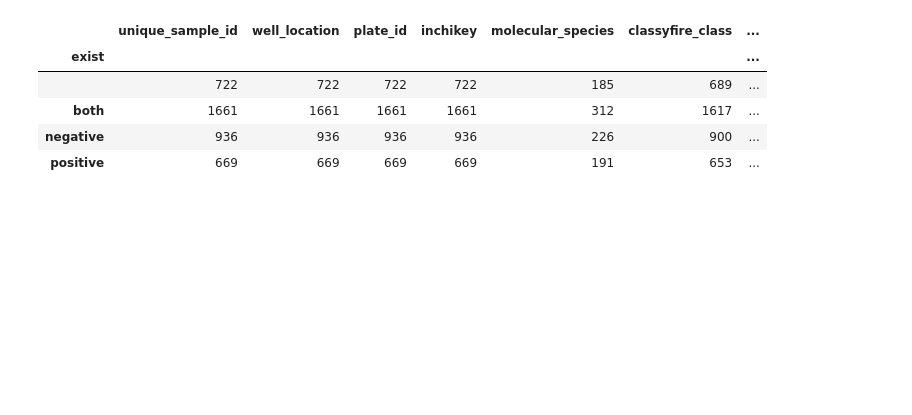
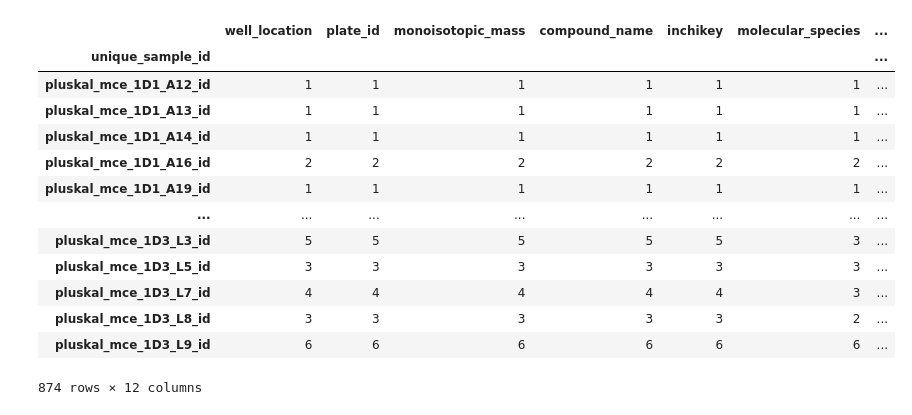
Before and after one commit to corinnabrungs/msn_tree_library, a Jupyter notebook: notebooks/comparison_positive_negative.ipynb, the cells around one changed output. Drawn from its saved outputs; the diff is of its cells as text; code cells hidden in the pictures; blank space fills up the shorter version.

Commit message:
comparing positive and negative ion mode

```diff
--- a/notebooks/comparison_positive_negative.ipynb
+++ b/notebooks/comparison_positive_negative.ipynb
@@ -35,6 +35,7 @@ def read_mgf(infile) -> pd.DataFrame:
     df["monoisotopic_mass"] = df["exactmass"]
   #
   if "usi" in df.columns:
-    df["unique_sample_id"] = ["pluskal{}_id".format(re.search(r'pluskal(.*?)_id', usi).group(1))  for usi in df["usi"]]
+    df["unique_sample_id"] = ["pluskal{}_id".format(re.search(r'pluskal(.*?)_id', usi).group(1)) for
+                              usi in df["usi"]]
   return df
 # %%
@@ -119,0 +67,9 @@ negative_df.drop_duplicates(["inchikey"])
+# %%
+## in case no classyfire results
+libdf = libdf[(libdf["monoisotopic_mass"] > 114) & (libdf["plate_id"] != "07P")].copy()
+libdf_filtered = libdf.sort_values(by="none")
+libdf_filtered = libdf_filtered[
+  ["unique_sample_id", "well_location", "plate_id", "monoisotopic_mass", "compound_name",
+   "inchikey", "molecular_species", "npclassifier_class_results", "npclassifier_superclass_results",
+   "npclassifier_pathway_results", "logp"]].drop_duplicates(
+    ["unique_sample_id", "inchikey"]).sort_index()
@@ -148,27 +130,0 @@ filtered_negative =  negative_df.drop_duplicates(["inchikey", "unique_sample_id"
-# %%
-mapper = {
-  "left_only": "positive",
-  "right_only": "negative",
-  "both": "both",
-}
-
-detect = {
-  "left_only": "missing",
-  "right_only": "error",
-  "both": "detected",
-}
-
-dfs = []
-
-for df in [filtered_positive, filtered_negative]:
-  df = df[["inchikey", "unique_sample_id"]].drop_duplicates(["unique_sample_id", "inchikey"]).set_index(
-      ["unique_sample_id", "inchikey"])
-  dfs.append(df)
-
-outer = pd.merge(dfs[0], dfs[1], indicator="exist", how="outer", left_index=True,
-                 right_index=True, suffixes=("", "_data")).reset_index()
-df_diff_filtered = pd.merge(libdf_filtered, outer, how="left", on=["unique_sample_id", "inchikey"], indicator="detected")
-# df_diff_filtered = df_diff_filtered[["unique_sample_id", "inchikey", "exist", "smiles", "well_location", "plate_id"]]
-df_diff_filtered["exist"] = [mapper.get(ex, "missing") for ex in df_diff_filtered["exist"]]
-df_diff_filtered["detected"] = [detect.get(ex, "") for ex in df_diff_filtered["detected"]]
-df_diff_filtered
@@ -188,0 +131,3 @@ df_diff_filtered
+# %%
+missing_df = df_diff_filtered[df_diff_filtered["detected"] == "missing"]
+missing_df
@@ -189,9 +148,17 @@ df_diff_filtered
 # %%
-df_diff_filtered.groupby(["exist"]).count()
+missing_df.groupby(["unique_sample_id"]).count()
 # %% [output]
-|  | unique_sample_id | well_location | plate_id | inchikey | molecular_species | classyfire_class | ... |
-| exist |  |  |  |  |  |  | ... |
-|  | 722 | 722 | 722 | 722 | 185 | 689 | ... |
-| both | 1661 | 1661 | 1661 | 1661 | 312 | 1617 | ... |
-| negative | 936 | 936 | 936 | 936 | 226 | 900 | ... |
-| positive | 669 | 669 | 669 | 669 | 191 | 653 | ... |
+|  | well_location | plate_id | monoisotopic_mass | compound_name | inchikey | molecular_species | ... |
+| unique_sample_id |  |  |  |  |  |  | ... |
+| pluskal_mce_1D1_A12_id | 1 | 1 | 1 | 1 | 1 | 1 | ... |
+| pluskal_mce_1D1_A13_id | 1 | 1 | 1 | 1 | 1 | 1 | ... |
+| pluskal_mce_1D1_A14_id | 1 | 1 | 1 | 1 | 1 | 1 | ... |
+| pluskal_mce_1D1_A16_id | 2 | 2 | 2 | 2 | 2 | 2 | ... |
+| pluskal_mce_1D1_A19_id | 1 | 1 | 1 | 1 | 1 | 1 | ... |
+| ... | ... | ... | ... | ... | ... | ... | ... |
+| pluskal_mce_1D3_L3_id | 5 | 5 | 5 | 5 | 5 | 3 | ... |
+| pluskal_mce_1D3_L5_id | 3 | 3 | 3 | 3 | 3 | 3 | ... |
+| pluskal_mce_1D3_L7_id | 4 | 4 | 4 | 4 | 4 | 3 | ... |
+| pluskal_mce_1D3_L8_id | 3 | 3 | 3 | 3 | 3 | 2 | ... |
+| pluskal_mce_1D3_L9_id | 6 | 6 | 6 | 6 | 6 | 6 | ... |
+874 rows × 12 columns
```
Also changed, not shown: parts of 38 cells of this notebook.
